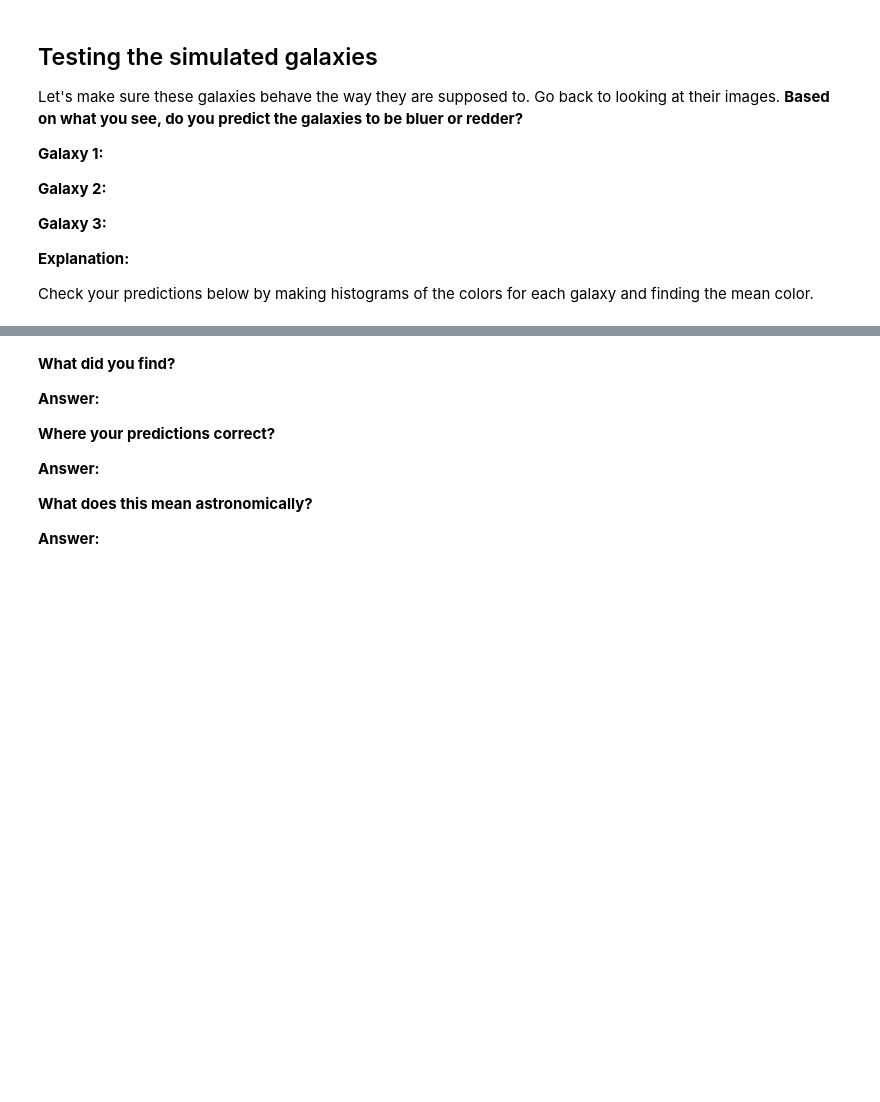
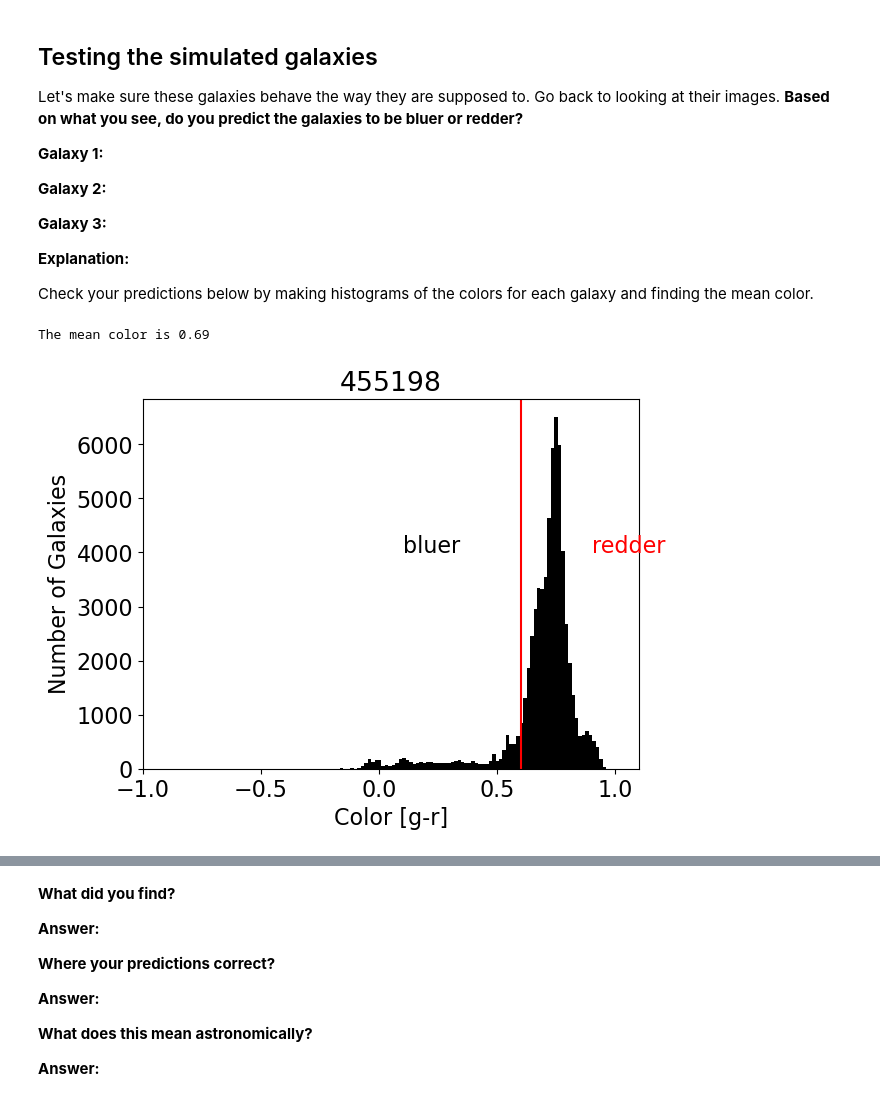
Before and after one commit to AerospaceMars25/CFR-2025, a Jupyter notebook: Astro/Blank/6 - Simulated Galaxies Pt1.ipynb, the cells around one changed output, grey strips where cells are left out. Cells and saved outputs as stored; diff of their text form; code cells hidden in the pictures; blank space fills up the shorter version.

Commit message:
Completed Simulated Galaxies Pt 1

```diff
--- a/Astro/Blank/6 - Simulated Galaxies Pt1.ipynb
+++ b/Astro/Blank/6 - Simulated Galaxies Pt1.ipynb
@@ -38,8 +38,7 @@ Let's read in some data! As I said before, IllustrisTNG has tens of thousands of
 # %%
 # read in the data for the first galaxy you chose
-
-
-data1 = pd.read_csv('Data/individual_analogs/') #add the name of the appropriate file)
+import pandas as pd
+data1 = pd.read_csv('../Data/individual_analogs/455198_star_properties.csv') #add the name of the appropriate file)
 # %%
 # examine the data file by printing it below
 data1
@@ -117,0 +129,28 @@ matplotlib.rc('font', **{'family':'sans-serif', 'size':16})
+# %%
+#import our graphing package
+# galaxy 1
+
+import matplotlib.pyplot as plt
+import matplotlib
+matplotlib.rc('font', **{'family':'sans-serif', 'size':16})
+import numpy as np
+
+# grab the columns we want
+r1 = data1['r band']
+g1 = data1['g band']
+
+# calculate the color
+color1 = g1 - r1
+
+plt.hist(color1, bins=100, color='black')  # histogram is now black
+plt.axvline(0.6, color='red')  # vertical line is now red
+plt.annotate('bluer', (0.1, 4000), color='black', fontsize=16)  # label is now black
+plt.annotate('redder', (0.9, 4000), color='red', fontsize=16)   # label is red
+plt.xlim(-1, 1.1)
+plt.xlabel('Color [g-r]')
+plt.ylabel('Number of Galaxies')
+plt.title('455198')
+print("The mean color is", round(np.mean(color1), 2))
+# %% [output]
+The mean color is 0.69
+[figure, added]
```
Also changed, not shown: parts of 14 cells of this notebook.
